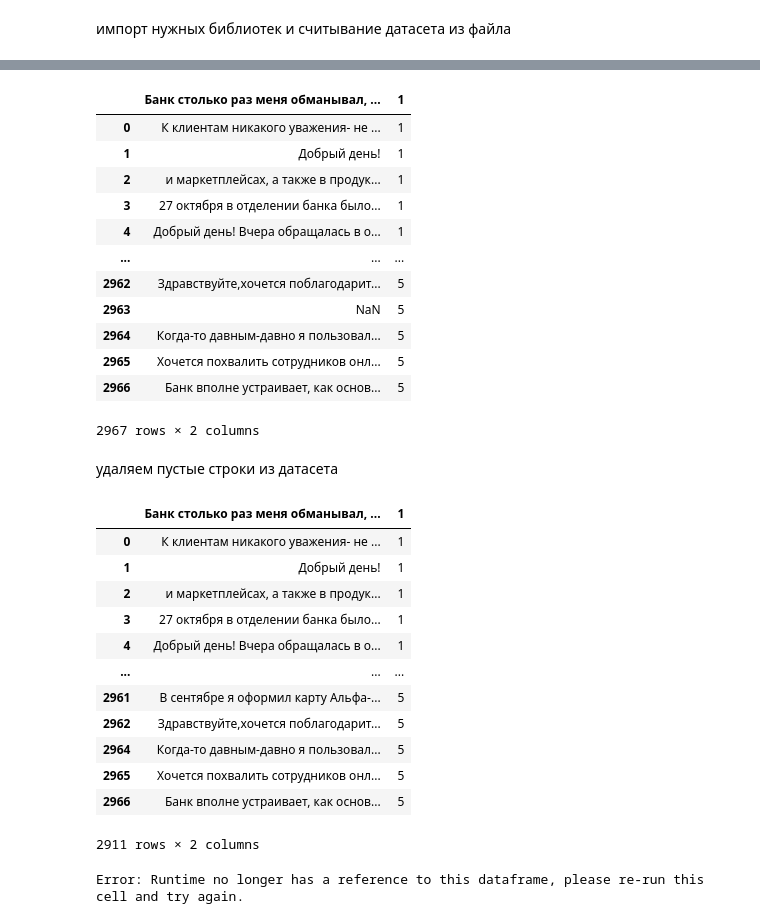
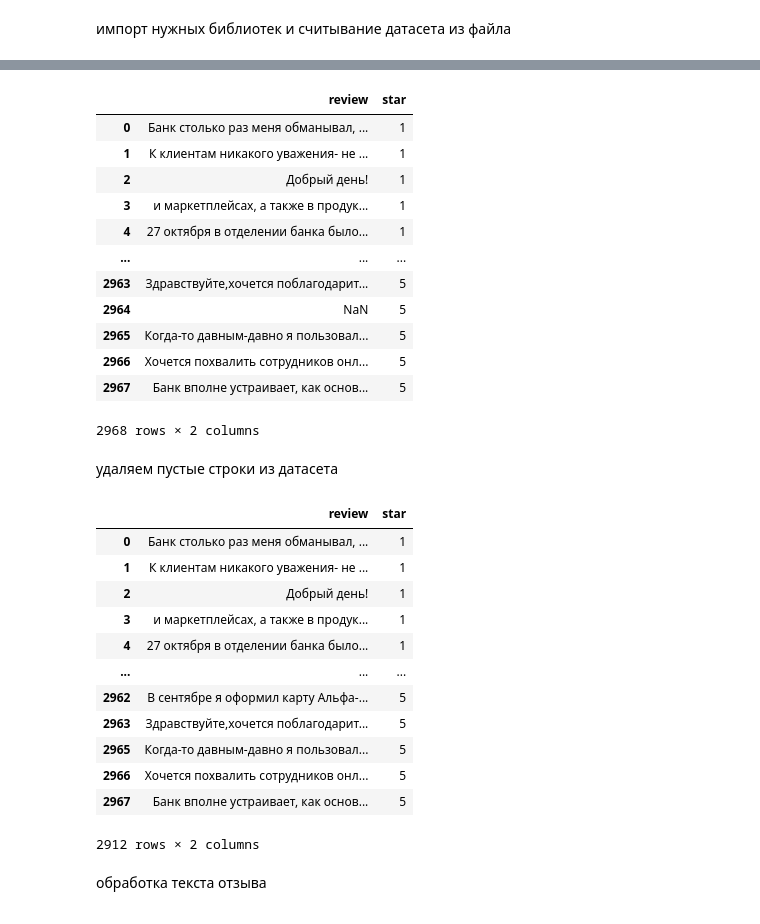
Before and after one commit to itsecd/python, a Jupyter notebook: Lab5/model.ipynb, the cells around one changed output, grey strips where cells are left out. Drawn from its saved outputs; the diff is of its cells as text; code cells hidden in the pictures.

```diff
--- a/Lab5/model.ipynb
+++ b/Lab5/model.ipynb
@@ -33,38 +33,39 @@ Saving reviews.csv to reviews.csv
 # %%
 import io
-df = pd.read_csv(io.BytesIO(data_to_load['reviews.csv']))
+df = pd.read_csv(io.BytesIO(data_to_load['reviews (1).csv']))
 df
 # %% [output]
-|  | Банк столько раз меня обманывал, ... | 1 |
-| 0 | К клиентам никакого уважения- не ... | 1 |
-| 1 | Добрый день! | 1 |
-| 2 | и маркетплейсах, а также в продук... | 1 |
-| 3 | 27 октября в отделении банка было... | 1 |
-| 4 | Добрый день! Вчера обращалась в о... | 1 |
+|  | review | star |
+| 0 | Банк столько раз меня обманывал, ... | 1 |
+| 1 | К клиентам никакого уважения- не ... | 1 |
+| 2 | Добрый день! | 1 |
+| 3 | и маркетплейсах, а также в продук... | 1 |
+| 4 | 27 октября в отделении банка было... | 1 |
 | ... | ... | ... |
-| 2962 | Здравствуйте,хочется поблагодарит... | 5 |
-| 2963 | NaN | 5 |
-| 2964 | Когда-то давным-давно я пользовал... | 5 |
-| 2965 | Хочется похвалить сотрудников онл... | 5 |
-| 2966 | Банк вполне устраивает, как основ... | 5 |
+| 2963 | Здравствуйте,хочется поблагодарит... | 5 |
+| 2964 | NaN | 5 |
+| 2965 | Когда-то давным-давно я пользовал... | 5 |
+| 2966 | Хочется похвалить сотрудников онл... | 5 |
+| 2967 | Банк вполне устраивает, как основ... | 5 |
-2967 rows × 2 columns
+2968 rows × 2 columns
 # %% [markdown]
 удаляем пустые строки из датасета
 # %%
 df.dropna(inplace =True)
 df
 # %% [output]
-|  | Банк столько раз меня обманывал, ... | 1 |
-| 0 | К клиентам никакого уважения- не ... | 1 |
-| 1 | Добрый день! | 1 |
-| 2 | и маркетплейсах, а также в продук... | 1 |
-| 3 | 27 октября в отделении банка было... | 1 |
-| 4 | Добрый день! Вчера обращалась в о... | 1 |
+|  | review | star |
+| 0 | Банк столько раз меня обманывал, ... | 1 |
+| 1 | К клиентам никакого уважения- не ... | 1 |
+| 2 | Добрый день! | 1 |
+| 3 | и маркетплейсах, а также в продук... | 1 |
+| 4 | 27 октября в отделении банка было... | 1 |
 | ... | ... | ... |
-| 2961 | В сентябре я оформил карту Альфа-... | 5 |
-| 2962 | Здравствуйте,хочется поблагодарит... | 5 |
-| 2964 | Когда-то давным-давно я пользовал... | 5 |
-| 2965 | Хочется похвалить сотрудников онл... | 5 |
-| 2966 | Банк вполне устраивает, как основ... | 5 |
+| 2962 | В сентябре я оформил карту Альфа-... | 5 |
+| 2963 | Здравствуйте,хочется поблагодарит... | 5 |
+| 2965 | Когда-то давным-давно я пользовал... | 5 |
+| 2966 | Хочется похвалить сотрудников онл... | 5 |
+| 2967 | Банк вполне устраивает, как основ... | 5 |
-2911 rows × 2 columns
+2912 rows × 2 columns
-Error: Runtime no longer has a reference to this dataframe, please re-run this cell and try again.
+# %% [markdown]
+обработка текста отзыва
```
Also changed, not shown: parts of 8 cells of this notebook.
